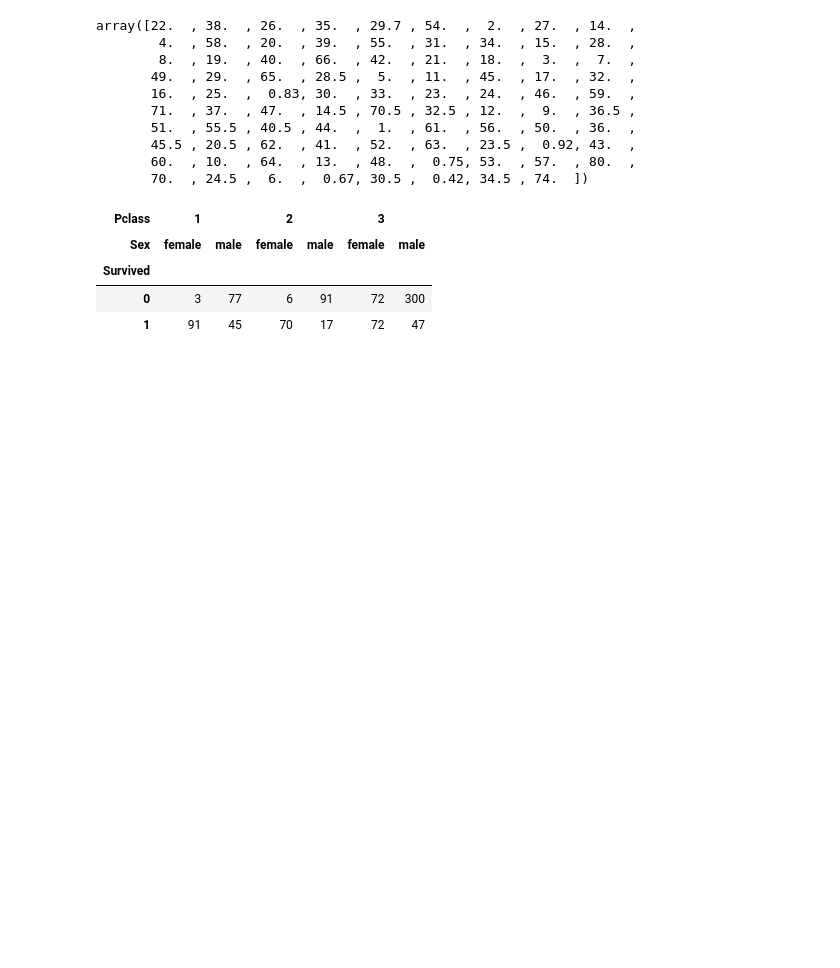
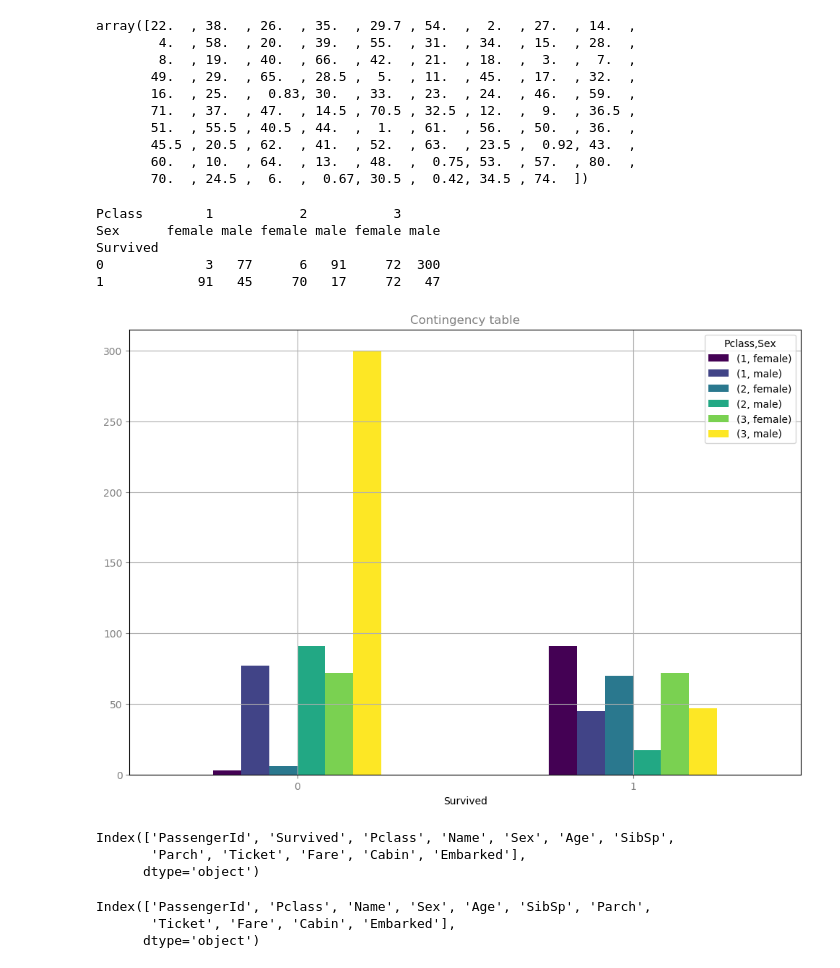
Before and after one commit to GParolini/spiced_academy_projects, a Jupyter notebook: project2_titanic/project2_titanic_parolini.ipynb, the cells around one changed output. Cells and saved outputs as stored; diff of their text form; code cells hidden in the pictures; blank space fills up the shorter version.

```diff
--- a/project2_titanic/project2_titanic_parolini.ipynb
+++ b/project2_titanic/project2_titanic_parolini.ipynb
@@ -134,10 +139,25 @@ array([22.  , 38.  , 26.  , 35.  , 29.7 , 54.  ,  2.  , 27.  , 14.  ,
        60.  , 10.  , 64.  , 13.  , 48.  ,  0.75, 53.  , 57.  , 80.  ,
        70.  , 24.5 ,  6.  ,  0.67, 30.5 ,  0.42, 34.5 , 74.  ])
 # %%
-pd.crosstab(index=df['Survived'], columns= [df['Pclass'], df['Sex']])
+contingency_titanic = pd.crosstab(index=df['Survived'], columns= [df['Pclass'], df['Sex']])
+print(contingency_titanic)
 # %% [output]
-| Pclass | 1 |  | 2 |  | 3 |  |
-| Sex | female | male | female | male | female | male |
-| Survived |  |  |  |  |  |  |
-| 0 | 3 | 77 | 6 | 91 | 72 | 300 |
-| 1 | 91 | 45 | 70 | 17 | 72 | 47 |
+Pclass        1           2           3
+Sex      female male female male female male
+Survived
+0             3   77      6   91     72  300
+1            91   45     70   17     72   47
+# %%
+contingency_titanic.plot(kind='bar', stacked=False, colormap='viridis',
+                         figsize=(12,8), grid = True)
+plt.tick_params(axis='x', colors='grey',  rotation =0)
+plt.tick_params(axis='y', colors='grey')
+plt.title("Contingency table",color='grey');
+# %% [output]
+[figure, added]
+# %%
+df.columns
+# %% [output]
+Index(['PassengerId', 'Survived', 'Pclass', 'Name', 'Sex', 'Age', 'SibSp',
+       'Parch', 'Ticket', 'Fare', 'Cabin', 'Embarked'],
+      dtype='object')
@@ -143,0 +166,6 @@ pd.crosstab(index=df['Survived'], columns= [df['Pclass'], df['Sex']])
+# %%
+df_feature_eng_titanic.columns
+# %% [output]
+Index(['PassengerId', 'Pclass', 'Name', 'Sex', 'Age', 'SibSp', 'Parch',
+       'Ticket', 'Fare', 'Cabin', 'Embarked'],
+      dtype='object')
```
Also changed, not shown: parts of 22 cells of this notebook, 2 other files.
